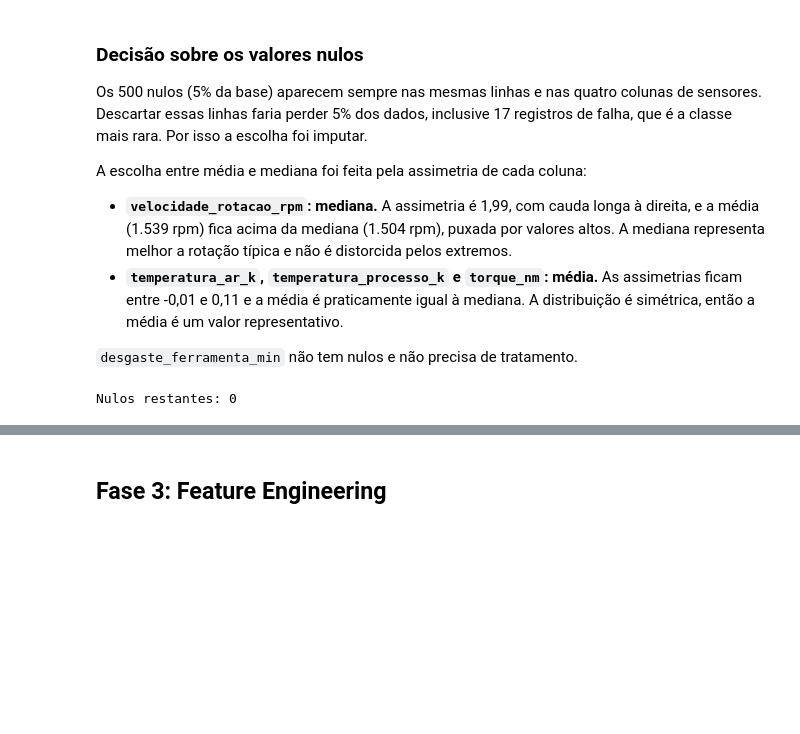
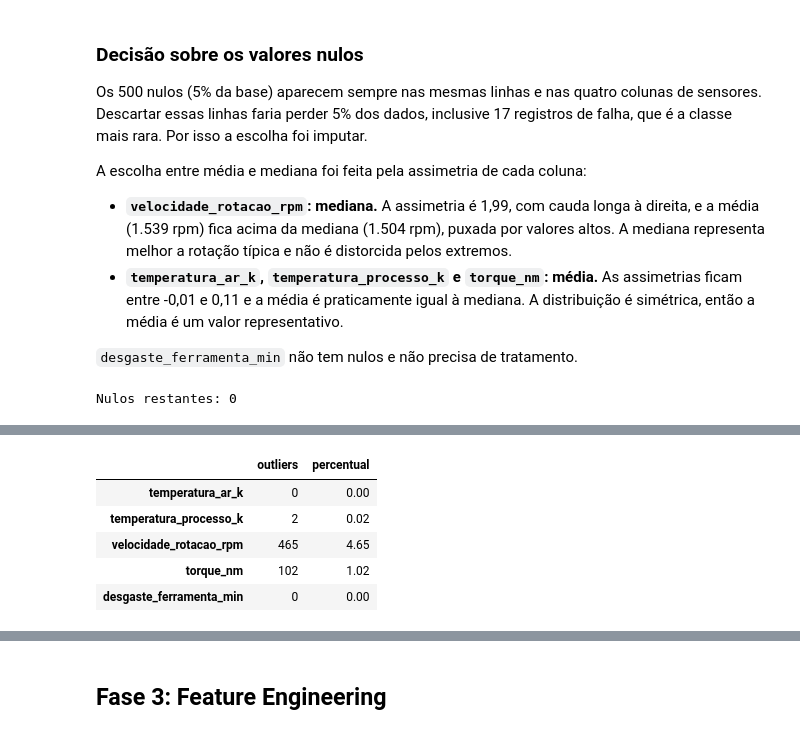
Before and after one commit to felipemendes2077/predictmaint-py, a Jupyter notebook: pipeline_manutencao_preditiva.ipynb, the cells around one changed output, grey strips where cells are left out. Cells and saved outputs as stored; diff of their text form; code cells hidden in the pictures; blank space fills up the shorter version.

```diff
--- a/pipeline_manutencao_preditiva.ipynb
+++ b/pipeline_manutencao_preditiva.ipynb
@@ -204,0 +225,16 @@ Nulos restantes: 0
+# %%
+q1 = df[colunas_num].quantile(0.25)
+q3 = df[colunas_num].quantile(0.75)
+iqr = q3 - q1
+limite_inf = q1 - 1.5 * iqr
+limite_sup = q3 + 1.5 * iqr
+
+outliers = ((df[colunas_num] < limite_inf) | (df[colunas_num] > limite_sup)).sum()
+pd.DataFrame({"outliers": outliers, "percentual": (outliers / len(df) * 100).round(2)})
+# %% [output]
+|  | outliers | percentual |
+| temperatura_ar_k | 0 | 0.00 |
+| temperatura_processo_k | 2 | 0.02 |
+| velocidade_rotacao_rpm | 465 | 4.65 |
+| torque_nm | 102 | 1.02 |
+| desgaste_ferramenta_min | 0 | 0.00 |
```
Also changed, not shown: parts of 2 cells of this notebook.
